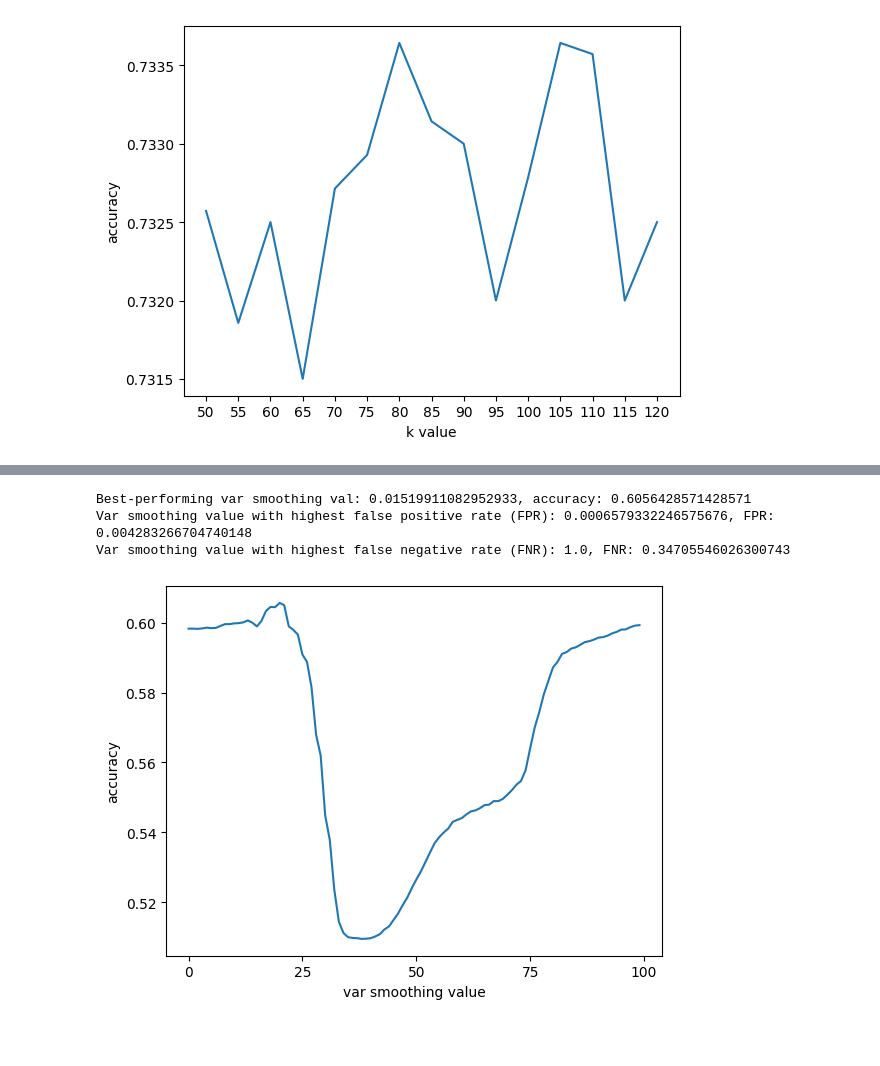
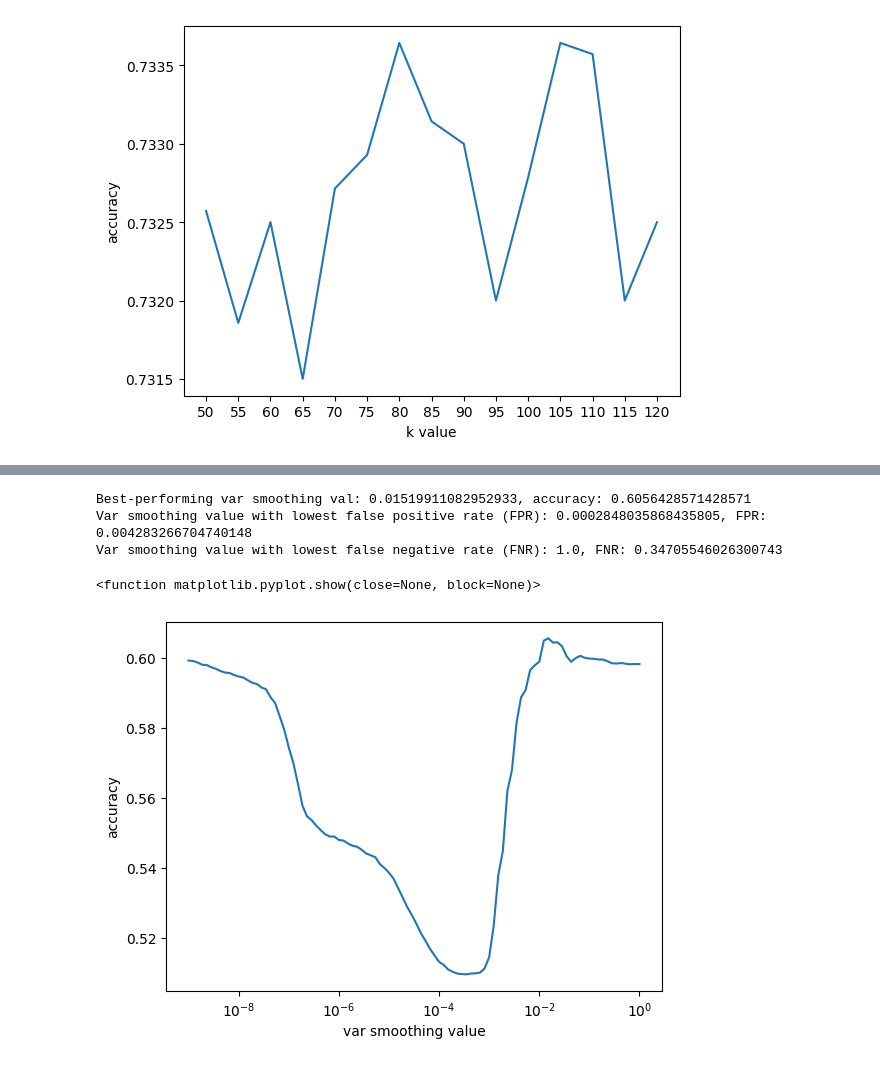
Before and after one commit to MengyangHe1/heart_disease_prediction, a Jupyter notebook: milo_heart_disease_prediction.ipynb, the cells around one changed output, grey strips where cells are left out. Saved outputs shown, nothing was run; the diff lists cells and outputs as text; code cells hidden in the pictures; blank space fills up the shorter version.

Commit message:
made the FNR/FPR plots better, took for-fucking-ever

```diff
--- a/milo_heart_disease_prediction.ipynb
+++ b/milo_heart_disease_prediction.ipynb
@@ -232,7 +279,7 @@ from sklearn.ensemble import RandomForestClassifier
 
 # can test different max_depth= values
 
-trees = range(85, 131, 5)
+trees = range(60, 151, 10)
 rf_scores = [0] * len(trees)
 rf_false_pos = [0] * len(trees)
 rf_false_neg = [0] * len(trees)
@@ -340,7 +430,7 @@ from sklearn.naive_bayes import GaussianNB
 #   predictions, that is probably better than having lots of false negatives?)
 #   - or could just give us more insight if we have both false positive and false negative data
 
-var_smoothing_vals = np.logspace(0, -9, num=100) # range(100, 125, 4)
+var_smoothing_vals = np.logspace(-9, 0, num=100) # range(100, 125, 4)
 nb_scores = [0] * len(var_smoothing_vals)
 nb_false_pos = [0] * len(var_smoothing_vals)
 nb_false_neg = [0] * len(var_smoothing_vals)
@@ -352,7 +442,7 @@ nb = [None] * len(var_smoothing_vals)
 
 nb_X_train, nb_X_test, nb_y_train, nb_y_test = train_test_split(nb_X, nb_y, test_size=0.2, random_state=1, stratify=knn_y)
 # %%
-# train K-NN model - this block should take ~30 seconds
+# train Gaussian Naive Bayes models - this block should take only a few seconds
 
 for i in range(len(var_smoothing_vals)):
   nb[i] = GaussianNB(var_smoothing=var_smoothing_vals[i])
@@ -372,22 +462,23 @@ bestVarSmoothing = nb_scores.index(max(nb_scores))
 print(f'Best-performing var smoothing val: {var_smoothing_vals[bestVarSmoothing]}, accuracy: {nb_scores[bestVarSmoothing]}')
 
 nbBestFalsePos = nb_false_pos.index(min(nb_false_pos))
-print(f'Var smoothing value with highest false positive rate (FPR): {var_smoothing_vals[nbBestFalsePos]}, FPR: {nb_false_pos[nbBestFalsePos]}')
+print(f'Var smoothing value with lowest false positive rate (FPR): {var_smoothing_vals[nbBestFalsePos]}, FPR: {nb_false_pos[nbBestFalsePos]}')
 
 nbBestFalseNeg = nb_false_neg.index(min(nb_false_neg))
-print(f'Var smoothing value with highest false negative rate (FNR): {var_smoothing_vals[nbBestFalseNeg]}, FNR: {nb_false_neg[nbBestFalseNeg]}')
+print(f'Var smoothing value with lowest false negative rate (FNR): {var_smoothing_vals[nbBestFalseNeg]}, FNR: {nb_false_neg[nbBestFalseNeg]}')
 # %% [output]
 Best-performing var smoothing val: 0.01519911082952933, accuracy: 0.6056428571428571
-Var smoothing value with highest false positive rate (FPR): 0.0006579332246575676, FPR: 0.004283266704740148
-Var smoothing value with highest false negative rate (FNR): 1.0, FNR: 0.34705546026300743
+Var smoothing value with lowest false positive rate (FPR): 0.0002848035868435805, FPR: 0.004283266704740148
+Var smoothing value with lowest false negative rate (FNR): 1.0, FNR: 0.34705546026300743
 # %%
 # plot NB accuracy
 
-plt.xlabel('var smoothing value')
-plt.ylabel('accuracy')
-plt.locator_params(axis='x', nbins=5)
-plt.plot(nb_scores)
-# plt.xticks(range(len(var_smoothing_vals)), var_smoothing_vals)
-plt.show()
+fig, ax = plt.subplots(1,1)
+ax.set_xscale('log')
+ax.set_xlabel('var smoothing value')
+ax.set_ylabel('accuracy')
+ax.plot(var_smoothing_vals, nb_scores)
+plt.show
 # %% [output]
+<function matplotlib.pyplot.show(close=None, block=None)>
-[figure, old version]
+[figure, new version]
```
Also changed, not shown: parts of 8 cells of this notebook.
